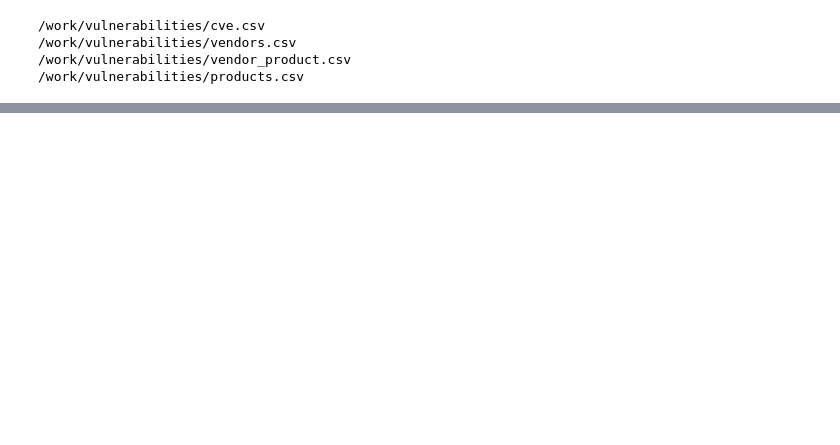
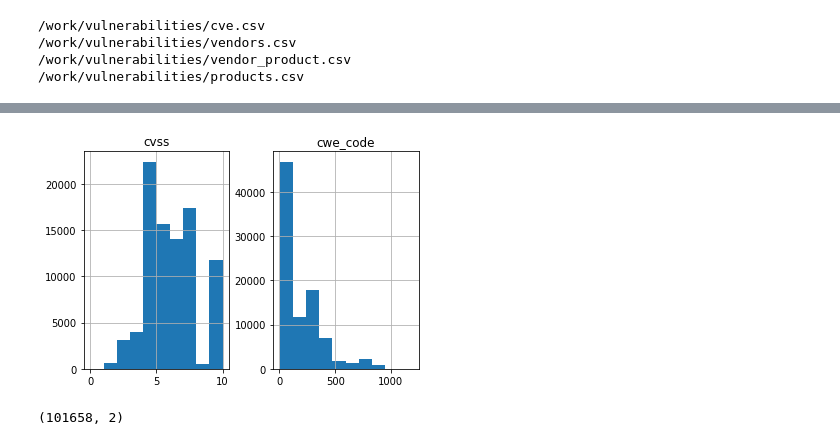
Before and after one commit to ParadiseArt/Northeastern-FinalProject, a Jupyter notebook: notebook.ipynb, the cells around one changed output, grey strips where cells are left out. Drawn from its saved outputs; the diff is of its cells as text; code cells hidden in the pictures; blank space fills up the shorter version.

```diff
--- a/notebook.ipynb
+++ b/notebook.ipynb
@@ -15 +65,5 @@ cve = pd.read_csv('/work/vulnerabilities/cve.csv')
+# %%
+cve.hist(); #gets the matrix of hitograms of all numeric columns
+# %% [output]
+[figure, added]
 # %%
@@ -16,0 +71,4 @@ vendors = pd.read_csv('/work/vulnerabilities/vendors.csv')
+# %%
+vendors.shape
+# %% [output]
+(101658, 2)
```
Also changed, not shown: parts of 8 cells of this notebook, 1 other file.
